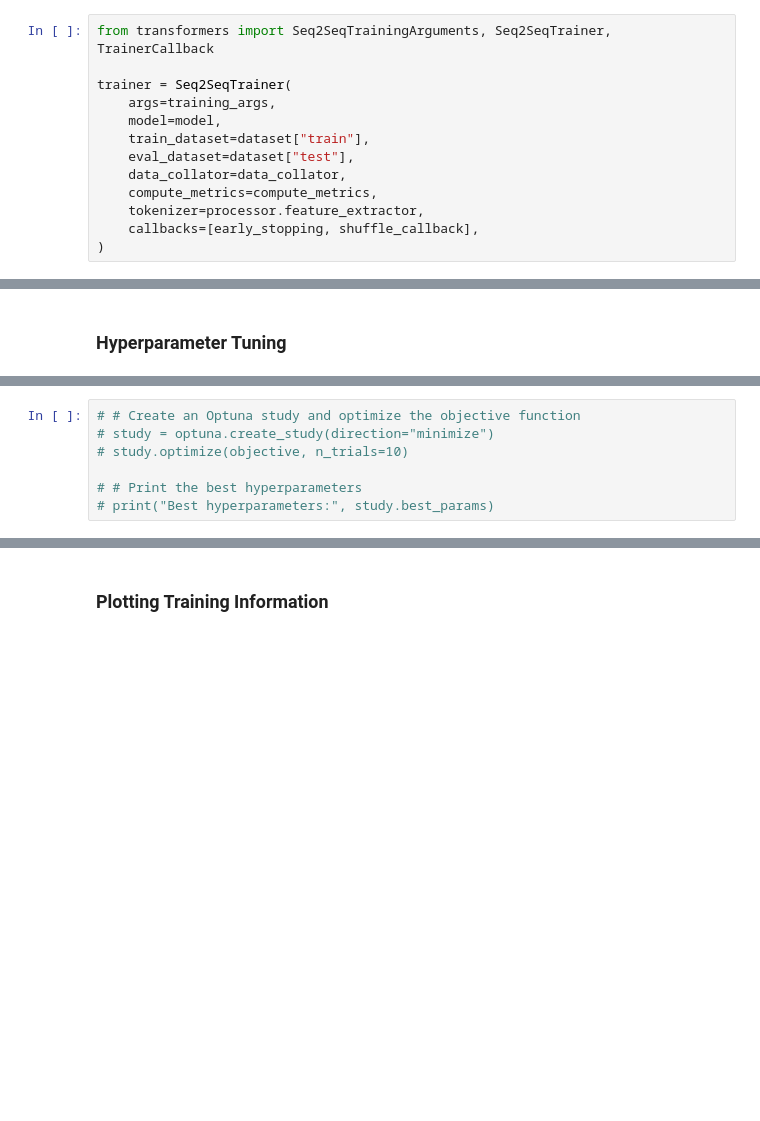
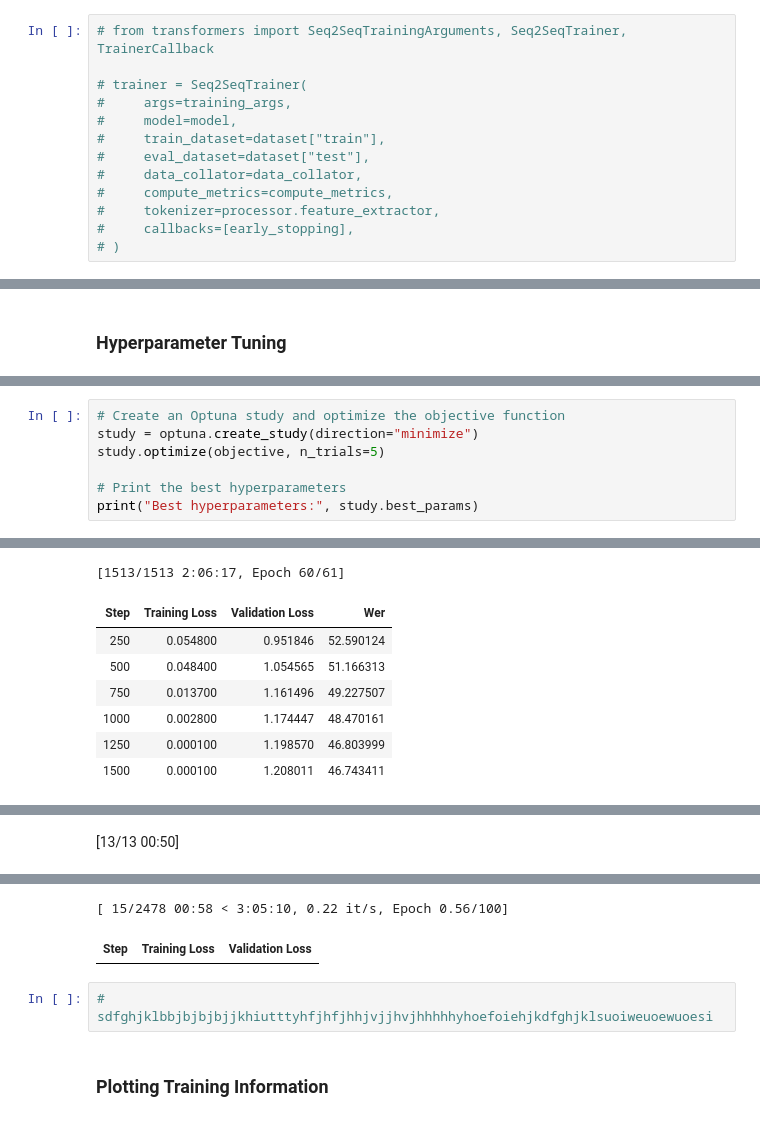
Before and after one commit to akosuawiafe01/asr-akan-whisper, a Jupyter notebook: asr_whisper_main.ipynb, the cells around one changed output, grey strips where cells are left out. Drawn from its saved outputs; the diff is of its cells as text; blank space fills up the shorter version.

Commit message:
optuna-experiment

```diff
--- a/asr_whisper_main.ipynb
+++ b/asr_whisper_main.ipynb
@@ -379,15 +363,15 @@ early_stopping = EarlyStoppingCallback(early_stopping_patience=3)
 # instansiating ShuffleCallBack
 shuffle_callback = ShuffleCallback()
 # %%
-from transformers import Seq2SeqTrainingArguments, Seq2SeqTrainer, TrainerCallback
+# from transformers import Seq2SeqTrainingArguments, Seq2SeqTrainer, TrainerCallback
 
-trainer = Seq2SeqTrainer(
-    args=training_args,
-    model=model,
-    train_dataset=dataset["train"],
-    eval_dataset=dataset["test"],
-    data_collator=data_collator,
-    compute_metrics=compute_metrics,
-    tokenizer=processor.feature_extractor,
-    callbacks=[early_stopping, shuffle_callback],
-)
+# trainer = Seq2SeqTrainer(
+#     args=training_args,
+#     model=model,
+#     train_dataset=dataset["train"],
+#     eval_dataset=dataset["test"],
+#     data_collator=data_collator,
+#     compute_metrics=compute_metrics,
+#     tokenizer=processor.feature_extractor,
+#     callbacks=[early_stopping],
+# )
@@ -524,7 +471,8 @@ CommitInfo(commit_url='https://huggingface.co/nyarkssss/tiny-scratch/commit/fd0b
 # %%
-# # Create an Optuna study and optimize the objective function
-# study = optuna.create_study(direction="minimize")
-# study.optimize(objective, n_trials=10)
+# Create an Optuna study and optimize the objective function
+study = optuna.create_study(direction="minimize")
+study.optimize(objective, n_trials=5)
 
-# # Print the best hyperparameters
-# print("Best hyperparameters:", study.best_params)
+# Print the best hyperparameters
+print("Best hyperparameters:", study.best_params)
+# %% [output]
@@ -530,0 +481,8 @@ CommitInfo(commit_url='https://huggingface.co/nyarkssss/tiny-scratch/commit/fd0b
+[1513/1513 2:06:17, Epoch 60/61]
+| Step | Training Loss | Validation Loss | Wer |
+| 250 | 0.054800 | 0.951846 | 52.590124 |
+| 500 | 0.048400 | 1.054565 | 51.166313 |
+| 750 | 0.013700 | 1.161496 | 49.227507 |
+| 1000 | 0.002800 | 1.174447 | 48.470161 |
+| 1250 | 0.000100 | 1.198570 | 46.803999 |
+| 1500 | 0.000100 | 1.208011 | 46.743411 |
@@ -530,0 +506 @@ CommitInfo(commit_url='https://huggingface.co/nyarkssss/tiny-scratch/commit/fd0b
+[13/13 00:50]
@@ -531,3 +509,7 @@ CommitInfo(commit_url='https://huggingface.co/nyarkssss/tiny-scratch/commit/fd0b
+[ 15/2478 00:58 < 3:05:10, 0.22 it/s, Epoch 0.56/100]
+| Step | Training Loss | Validation Loss |
+# %%
+# sdfghjklbbjbjbjbjjkhiutttyhfjhfjhhjvjjhvjhhhhhyhoefoiehjkdfghjklsuoiweuoewuoesi
 # %% [markdown]
 ### **Plotting Training Information**
 # %%
```
Also changed, not shown: parts of 17 cells of this notebook.
